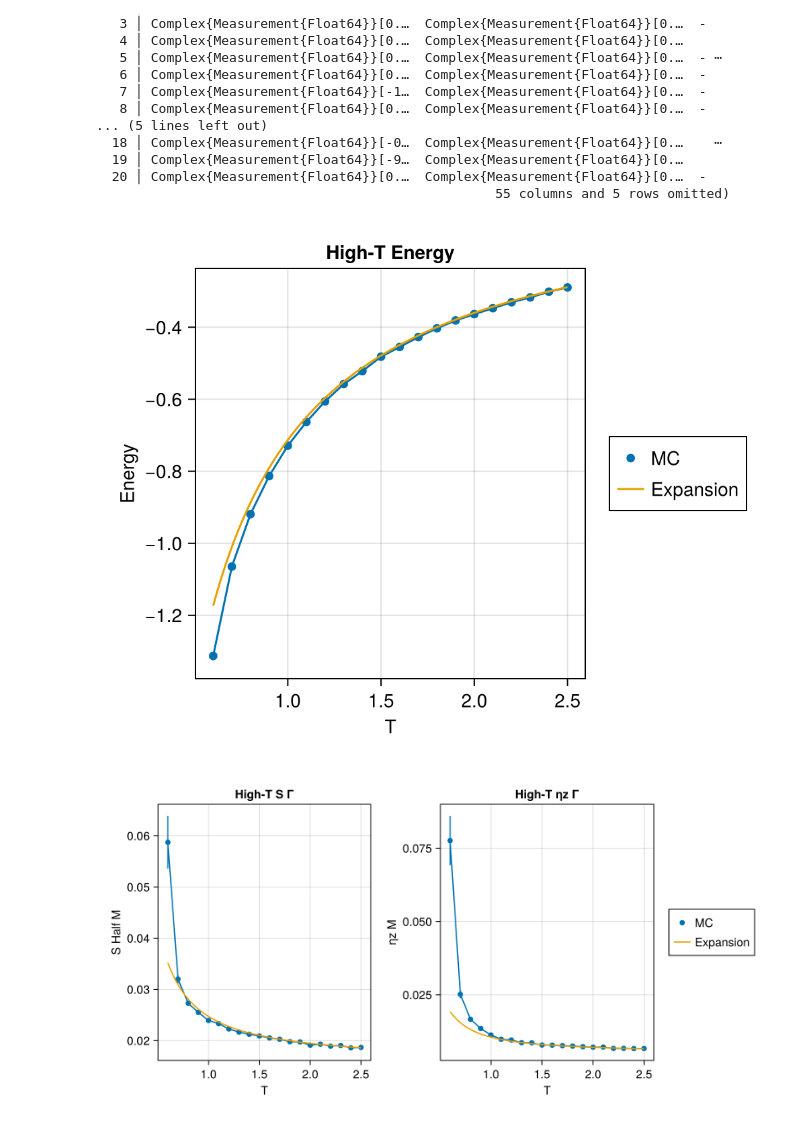
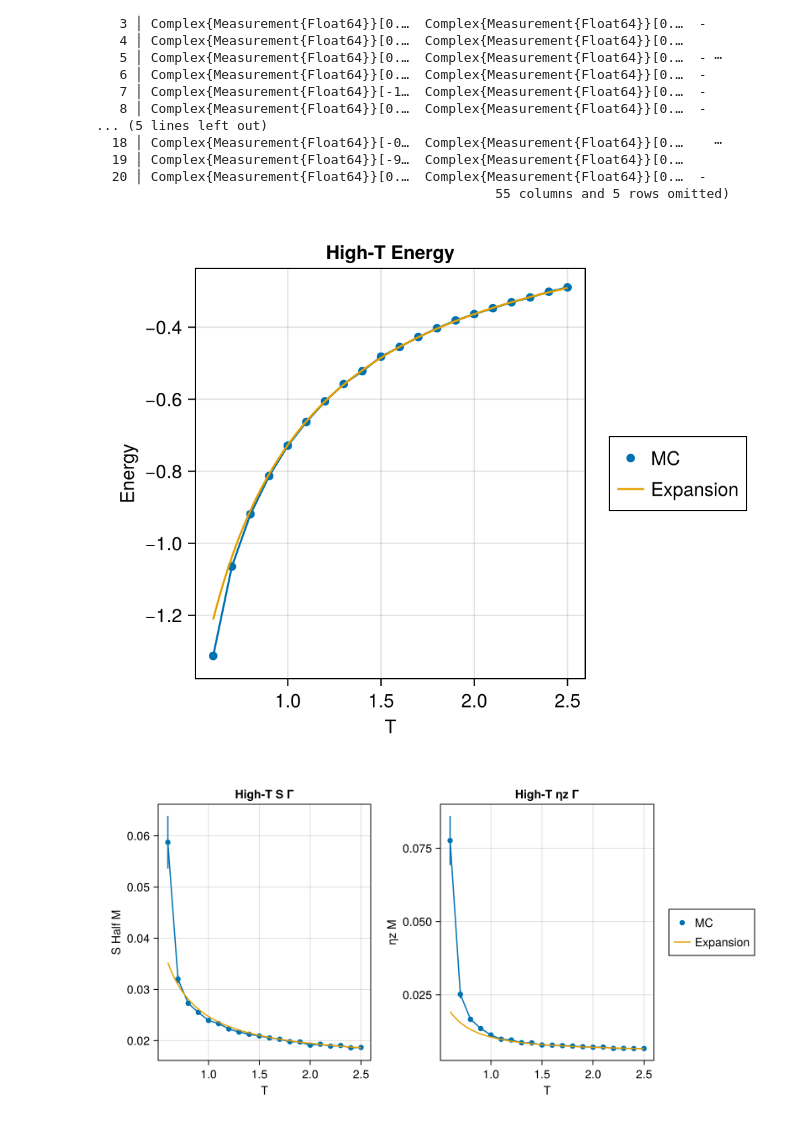
Before and after one commit to PatXue/WignerMolecule.jl, a Jupyter notebook: high-temp/plotting.ipynb, the cells around one changed output. Cells and saved outputs as stored; diff of their text form; code cells hidden in the pictures.

Commit message:
Plot expansion vs MC for afm-fe

```diff
--- a/high-temp/plotting.ipynb
+++ b/high-temp/plotting.ipynb
@@ -166,15 +165,12 @@ JobResult("../jobs", "fm-high-t", 20×57 DataFrame
 # %%
 fig = Figure(size=(500,400))
 fig[1,1] = ax1 = Axis(fig, title="High-T Energy", xlabel="T", ylabel="Energy")
 generate_plot!(ax1, :T, :Energy, results.data)
-lines!(ax1, 0.6..2.5, getexpansion("fm", 2))
-# fig[1,2] = ax2 = Axis(fig, title="High-T Energy", xlabel="T", ylabel="Energy")
-# generate_plot!(ax2, :T, :Energy, results.data, label="MC")
-# lines!(ax2, 1..20, getexpansion("fm", 2), label="Expansion")
+lines!(ax1, 0.6..2.5, getexpansion("fm", 1))
 Legend(fig[1,2], ax2)
 fig
 # %% [output]
-[figure, old version]
+[figure, new version]
 # %%
 fig = Figure(size=(800,400))
 fig[1,1] = ax1 = Axis(fig, title="High-T S Γ", xlabel="T", ylabel="S Half M")
```
Also changed, not shown: parts of 5 cells of this notebook.
